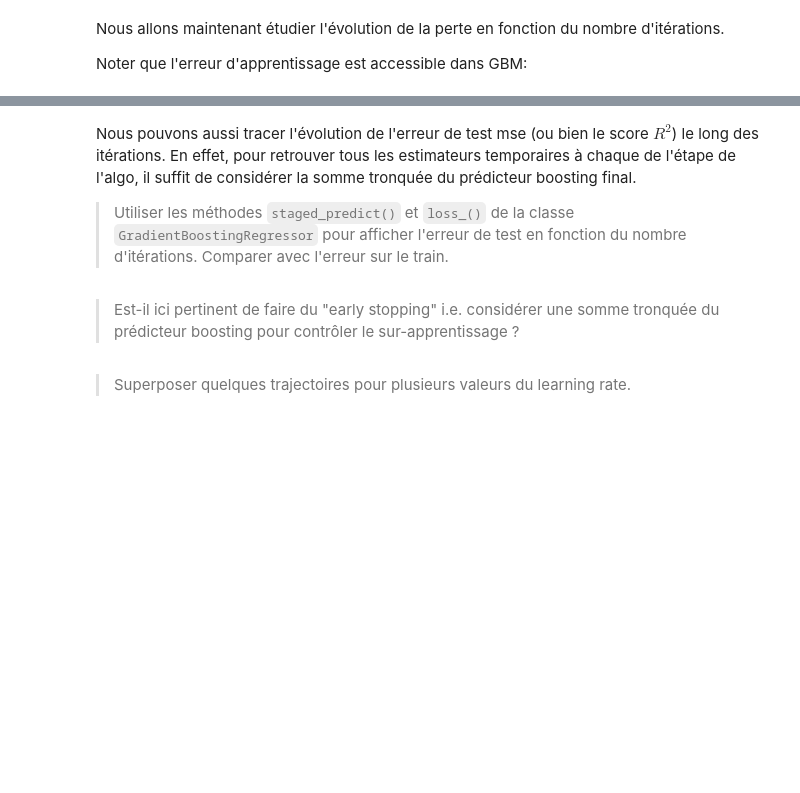
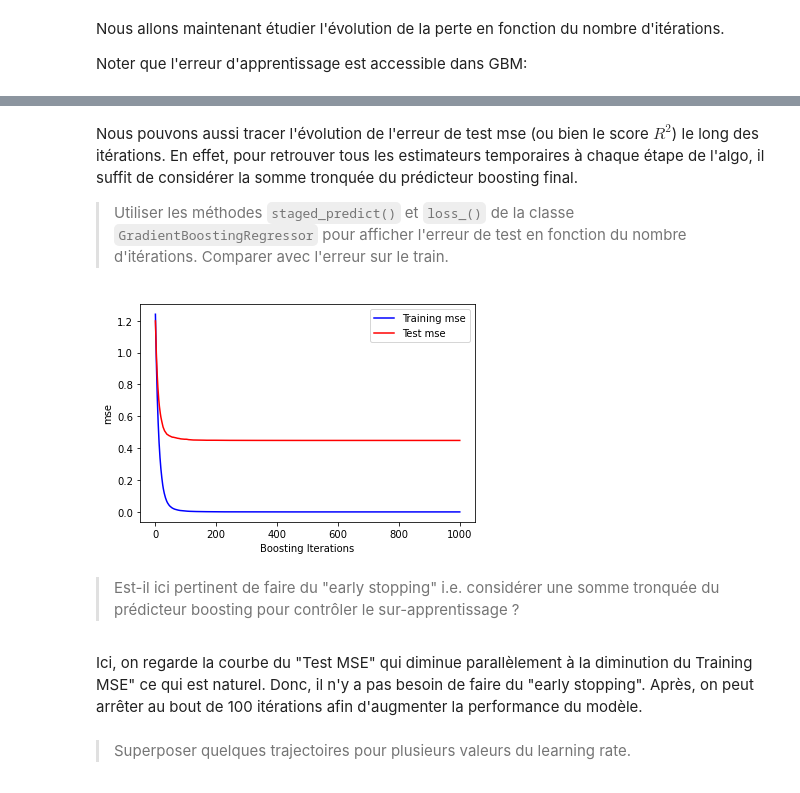
Before and after one commit to chloe-caville/APST2_Projet, a Jupyter notebook: Sarra_Works/BoostingTree_etudient.ipynb, the cells around one changed output, grey strips where cells are left out. Saved outputs shown, nothing was run; the diff lists cells and outputs as text; code cells hidden in the pictures; blank space fills up the shorter version.

```diff
--- a/Sarra_Works/BoostingTree_etudient.ipynb
+++ b/Sarra_Works/BoostingTree_etudient.ipynb
@@ -88,17 +144,20 @@ print(GBM.train_score_)
 # %% [markdown]
-Nous pouvons aussi tracer l'évolution de l'erreur de test mse (ou bien le score $R^2$) le long des itérations. En effet, pour retrouver tous les estimateurs temporaires à chaque de l'étape de l'algo, il suffit de considérer la somme tronquée du prédicteur boosting final.
+Nous pouvons aussi tracer l'évolution de l'erreur de test mse (ou bien le score $R^2$) le long des itérations. En effet, pour retrouver tous les estimateurs temporaires à chaque étape de l'algo, il suffit de considérer la somme tronquée du prédicteur boosting final.
 > Utiliser les méthodes `staged_predict()` et `loss_()` de la classe `GradientBoostingRegressor` pour afficher l'erreur de test en fonction du nombre d'itérations. Comparer avec l'erreur sur le train.
 # %%
 test_score = []
-for y_pred in  GBM.staged_predict(### TODO ###):
-    test_score.append(### TODO ###)
+for y_pred in  GBM.staged_predict(X_housing_test):
+    test_score.append(GBM.loss_(y_pred, y_housing_test))
+#print (test_score)
 # %%
-plt.plot(np.arange(GBM.n_estimators) + 1, ### TODO ###, 'b-',
+plt.plot(np.arange(GBM.n_estimators) + 1, GBM.train_score_, 'b-',
          label='Training mse')
-plt.plot(np.arange(GBM.n_estimators) + 1, ### TODO ###, 'r-',
+plt.plot(np.arange(GBM.n_estimators) + 1, test_score, 'r-',
          label='Test mse')
 plt.legend(loc='upper right')
 plt.xlabel('Boosting Iterations')
 plt.ylabel('mse');
+# %% [output]
+[figure, added]
 # %% [markdown]
 > Est-il ici pertinent de faire du "early stopping" i.e. considérer une somme tronquée du prédicteur boosting pour contrôler le sur-apprentissage ?
@@ -107,2 +164,4 @@ plt.ylabel('mse');
+# %% [markdown]
+Ici, on regarde la courbe du "Test MSE" qui diminue parallèlement à la diminution du Training MSE" ce qui est naturel. Donc, il n'y a pas besoin de faire du "early stopping". Après, on peut arrêter au bout de 100 itérations afin d'augmenter la performance du modèle.
 # %% [markdown]
 > Superposer quelques trajectoires pour plusieurs valeurs du learning rate.
```
Also changed, not shown: parts of 11 cells of this notebook.
